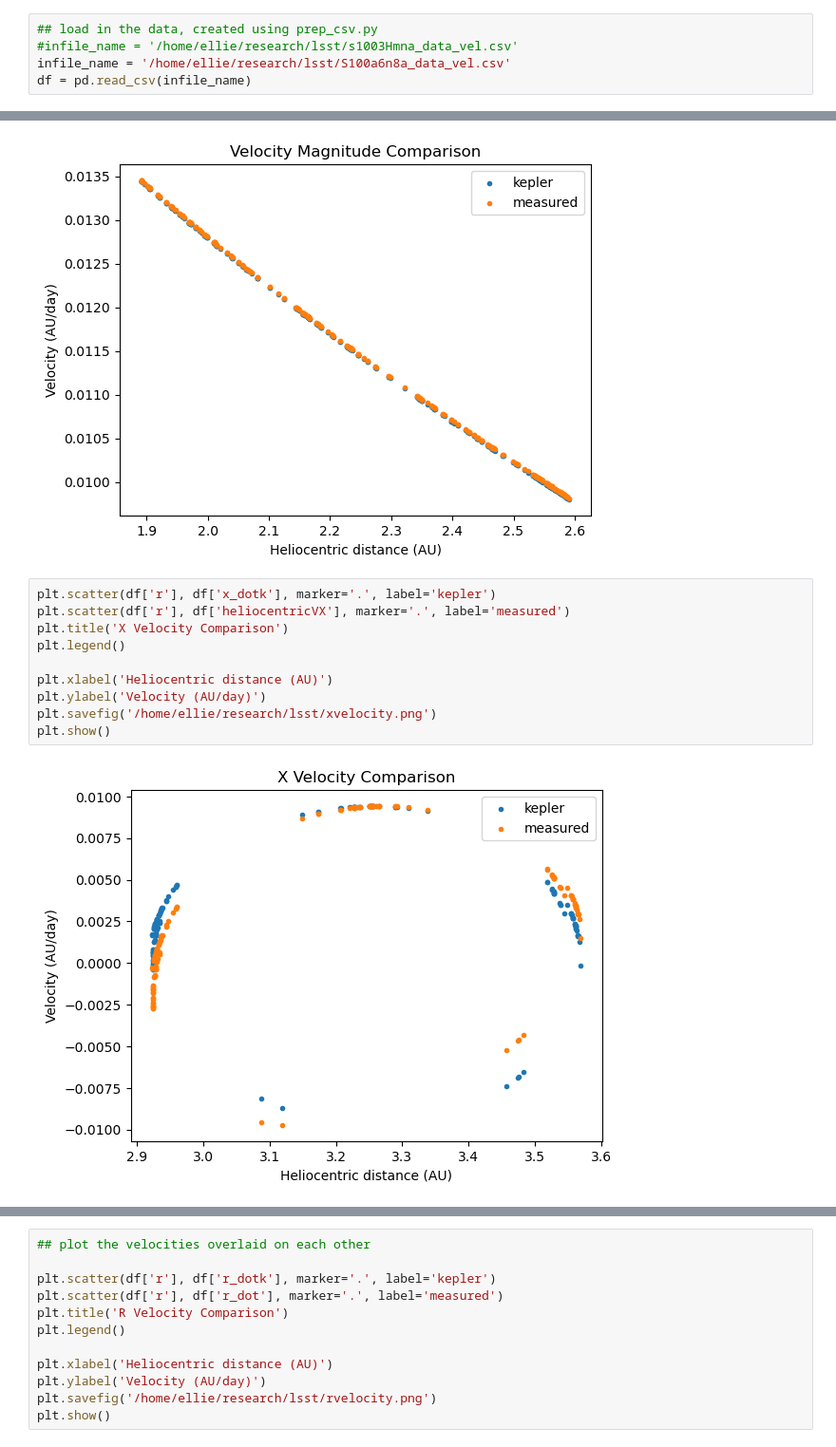
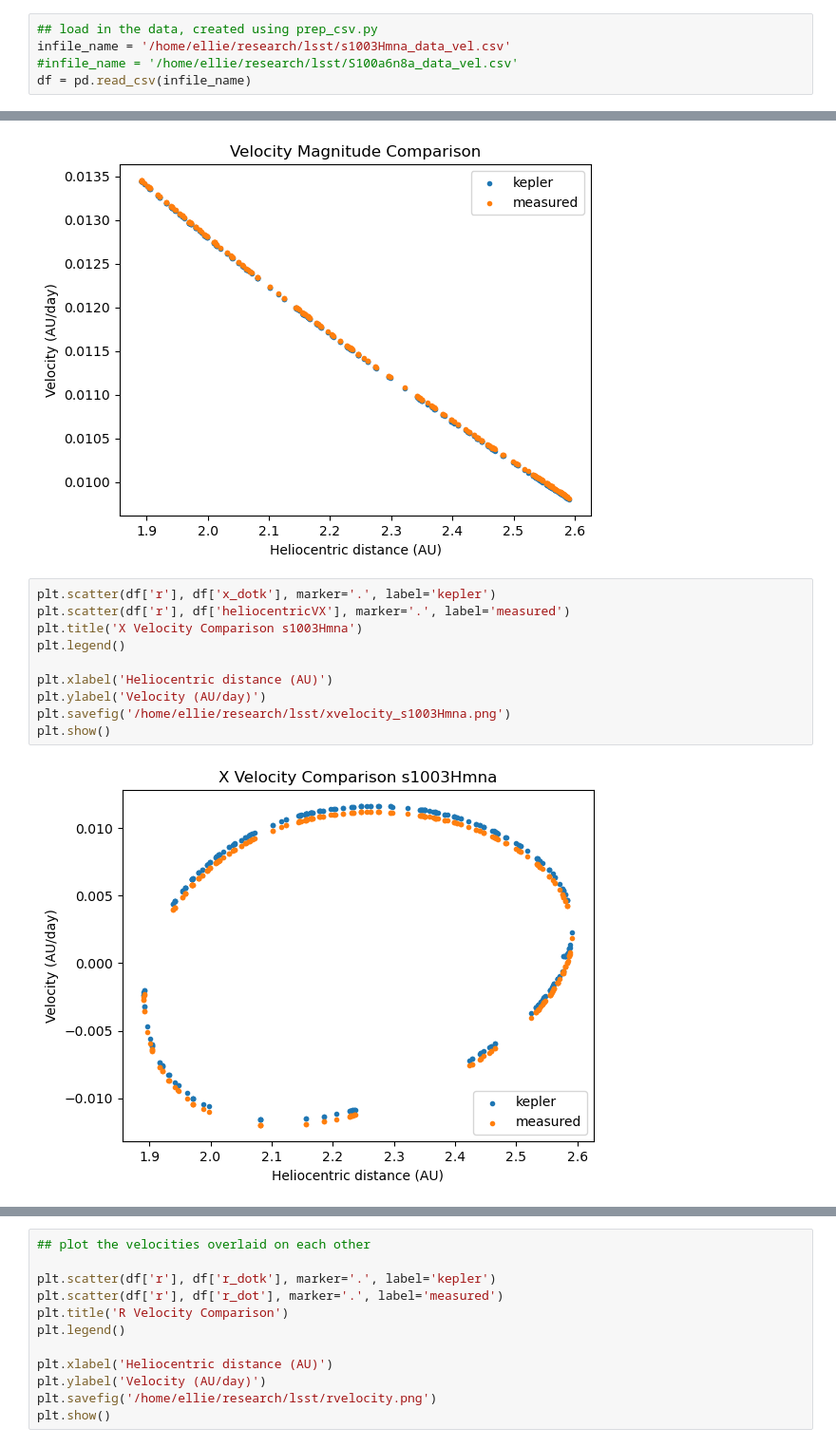
Before and after one commit to ewhite42/lsst_seti, a Jupyter notebook: sycorax_search/verify_velocity.ipynb, the cells around one changed output, grey strips where cells are left out. Shown: that part at 95% size. Cells and saved outputs as stored; diff of their text form.

```diff
--- a/sycorax_search/verify_velocity.ipynb
+++ b/sycorax_search/verify_velocity.ipynb
@@ -5,7 +10,7 @@ import pandas as pd
 # %%
 ## load in the data, created using prep_csv.py
-#infile_name = '/home/ellie/research/lsst/s1003Hmna_data_vel.csv'
-infile_name = '/home/ellie/research/lsst/S100a6n8a_data_vel.csv'
+infile_name = '/home/ellie/research/lsst/s1003Hmna_data_vel.csv'
+#infile_name = '/home/ellie/research/lsst/S100a6n8a_data_vel.csv'
 df = pd.read_csv(infile_name)
 # %%
 ## plot the velocities overlaid on each other
@@ -26,15 +31,15 @@ plt.show()
 # %%
 plt.scatter(df['r'], df['x_dotk'], marker='.', label='kepler')
 plt.scatter(df['r'], df['heliocentricVX'], marker='.', label='measured')
-plt.title('X Velocity Comparison')
+plt.title('X Velocity Comparison s1003Hmna')
 plt.legend()
 
 plt.xlabel('Heliocentric distance (AU)')
 plt.ylabel('Velocity (AU/day)')
-plt.savefig('/home/ellie/research/lsst/xvelocity.png')
+plt.savefig('/home/ellie/research/lsst/xvelocity_s1003Hmna.png')
 plt.show()
 # %% [output]
-[figure, old version]
+[figure, new version]
 # %%
 ## plot the velocities overlaid on each other
 
```
Also changed, not shown: parts of 3 cells of this notebook, 2 other files.
